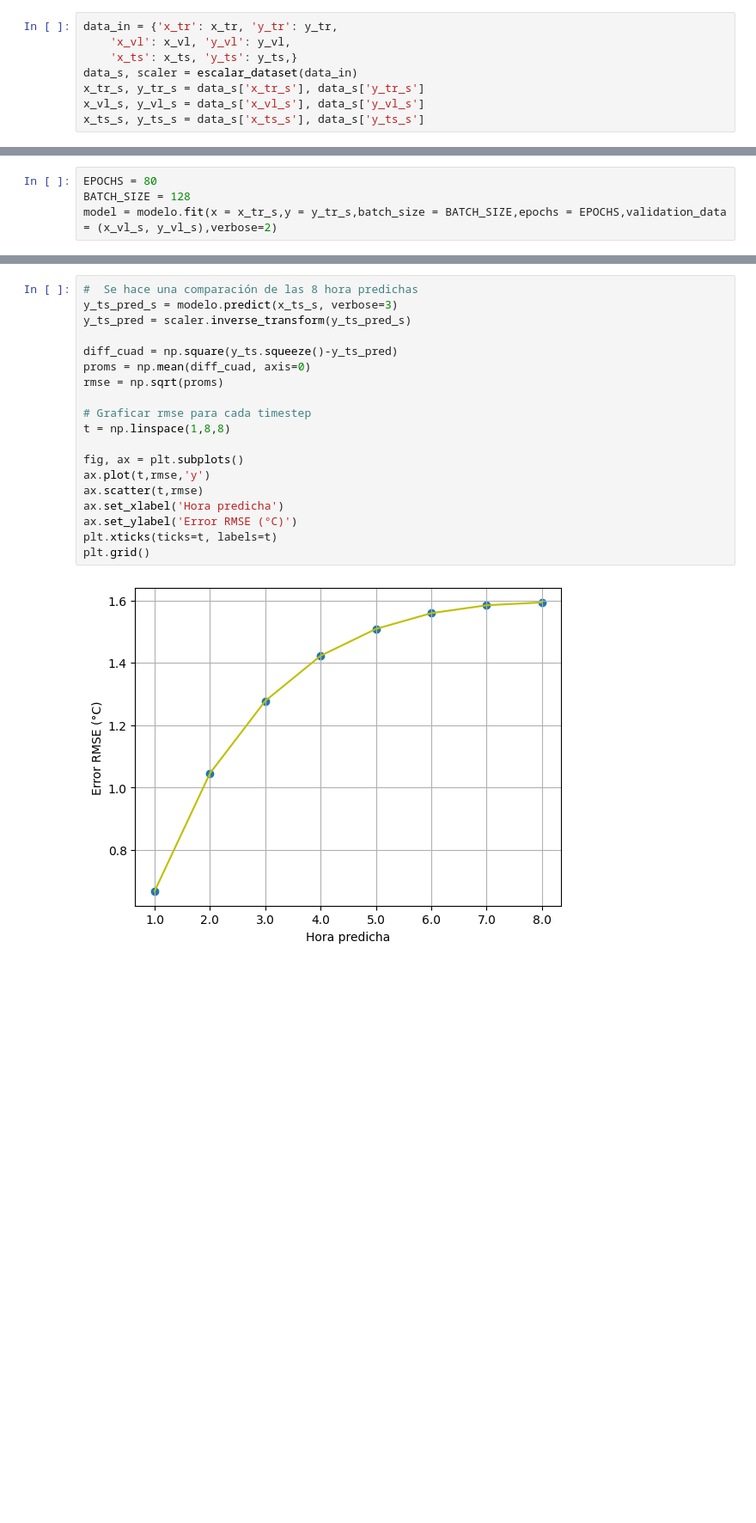
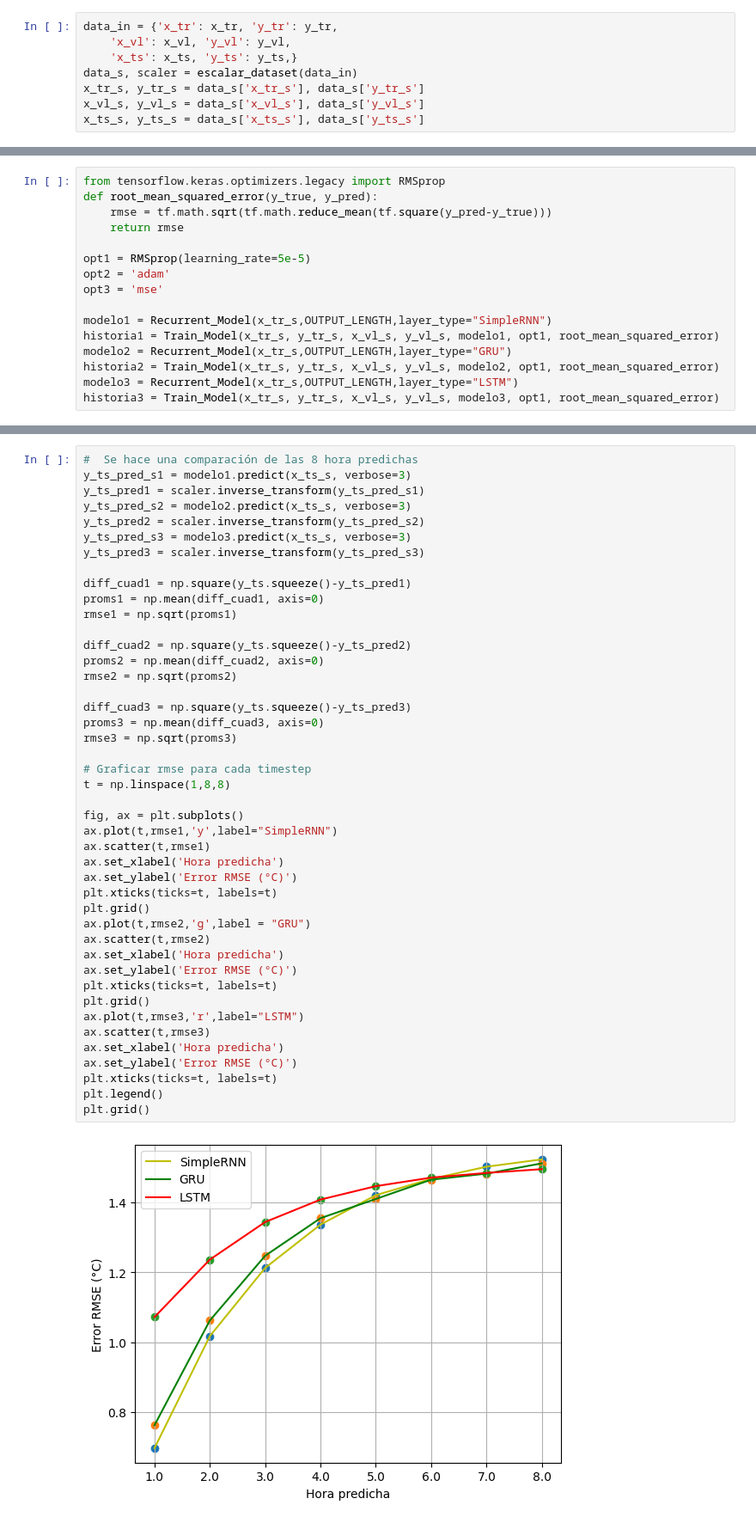
Before and after one commit to YesidORC/Proyecto_DL_2024_1, a Jupyter notebook: 03_Arquitectura_variacion2.ipynb, the cells around one changed output, grey strips where cells are left out. Shown at 86% size. Drawn from its saved outputs; the diff is of its cells as text; blank space fills up the shorter version.

```diff
--- a/03_Arquitectura_variacion2.ipynb
+++ b/03_Arquitectura_variacion2.ipynb
@@ -144,4 +125,0 @@ modelo.summary()
-# %%
-EPOCHS = 80
-BATCH_SIZE = 128
-model = modelo.fit(x = x_tr_s,y = y_tr_s,batch_size = BATCH_SIZE,epochs = EPOCHS,validation_data = (x_vl_s, y_vl_s),verbose=2)
@@ -170,0 +155,16 @@ FINAL ACCURACY MEAN-5:  0.08608503490686417
+# %%
+from tensorflow.keras.optimizers.legacy import RMSprop
+def root_mean_squared_error(y_true, y_pred):
+    rmse = tf.math.sqrt(tf.math.reduce_mean(tf.square(y_pred-y_true)))
+    return rmse
+
+opt1 = RMSprop(learning_rate=5e-5)
+opt2 = 'adam'
+opt3 = 'mse'
+
+modelo1 = Recurrent_Model(x_tr_s,OUTPUT_LENGTH,layer_type="SimpleRNN")
+historia1 = Train_Model(x_tr_s, y_tr_s, x_vl_s, y_vl_s, modelo1, opt1, root_mean_squared_error)
+modelo2 = Recurrent_Model(x_tr_s,OUTPUT_LENGTH,layer_type="GRU")
+historia2 = Train_Model(x_tr_s, y_tr_s, x_vl_s, y_vl_s, modelo2, opt1, root_mean_squared_error)
+modelo3 = Recurrent_Model(x_tr_s,OUTPUT_LENGTH,layer_type="LSTM")
+historia3 = Train_Model(x_tr_s, y_tr_s, x_vl_s, y_vl_s, modelo3, opt1, root_mean_squared_error)
@@ -185,24 +239,49 @@ Comparativo desempeños:
 # %%
 #  Se hace una comparación de las 8 hora predichas
-y_ts_pred_s = modelo.predict(x_ts_s, verbose=3)
-y_ts_pred = scaler.inverse_transform(y_ts_pred_s)
+y_ts_pred_s1 = modelo1.predict(x_ts_s, verbose=3)
+y_ts_pred1 = scaler.inverse_transform(y_ts_pred_s1)
+y_ts_pred_s2 = modelo2.predict(x_ts_s, verbose=3)
+y_ts_pred2 = scaler.inverse_transform(y_ts_pred_s2)
+y_ts_pred_s3 = modelo3.predict(x_ts_s, verbose=3)
+y_ts_pred3 = scaler.inverse_transform(y_ts_pred_s3)
 
-diff_cuad = np.square(y_ts.squeeze()-y_ts_pred)
-proms = np.mean(diff_cuad, axis=0)
-rmse = np.sqrt(proms)
+diff_cuad1 = np.square(y_ts.squeeze()-y_ts_pred1)
+proms1 = np.mean(diff_cuad1, axis=0)
+rmse1 = np.sqrt(proms1)
+
+diff_cuad2 = np.square(y_ts.squeeze()-y_ts_pred2)
+proms2 = np.mean(diff_cuad2, axis=0)
+rmse2 = np.sqrt(proms2)
+
+diff_cuad3 = np.square(y_ts.squeeze()-y_ts_pred3)
+proms3 = np.mean(diff_cuad3, axis=0)
+rmse3 = np.sqrt(proms3)
 
 # Graficar rmse para cada timestep
 t = np.linspace(1,8,8)
 
 fig, ax = plt.subplots()
-ax.plot(t,rmse,'y')
-ax.scatter(t,rmse)
+ax.plot(t,rmse1,'y',label="SimpleRNN")
+ax.scatter(t,rmse1)
 ax.set_xlabel('Hora predicha')
 ax.set_ylabel('Error RMSE (°C)')
 plt.xticks(ticks=t, labels=t)
 plt.grid()
+ax.plot(t,rmse2,'g',label = "GRU")
+ax.scatter(t,rmse2)
+ax.set_xlabel('Hora predicha')
+ax.set_ylabel('Error RMSE (°C)')
+plt.xticks(ticks=t, labels=t)
+plt.grid()
+ax.plot(t,rmse3,'r',label="LSTM")
+ax.scatter(t,rmse3)
+ax.set_xlabel('Hora predicha')
+ax.set_ylabel('Error RMSE (°C)')
+plt.xticks(ticks=t, labels=t)
+plt.legend()
+plt.grid()
 # %% [output]
-[figure, old version]
+[figure, new version]
 # %%
 def display_training_curves(training, validation, title, subplot):
   ax = plt.subplot(subplot)
```
Also changed, not shown: parts of 13 cells of this notebook.
